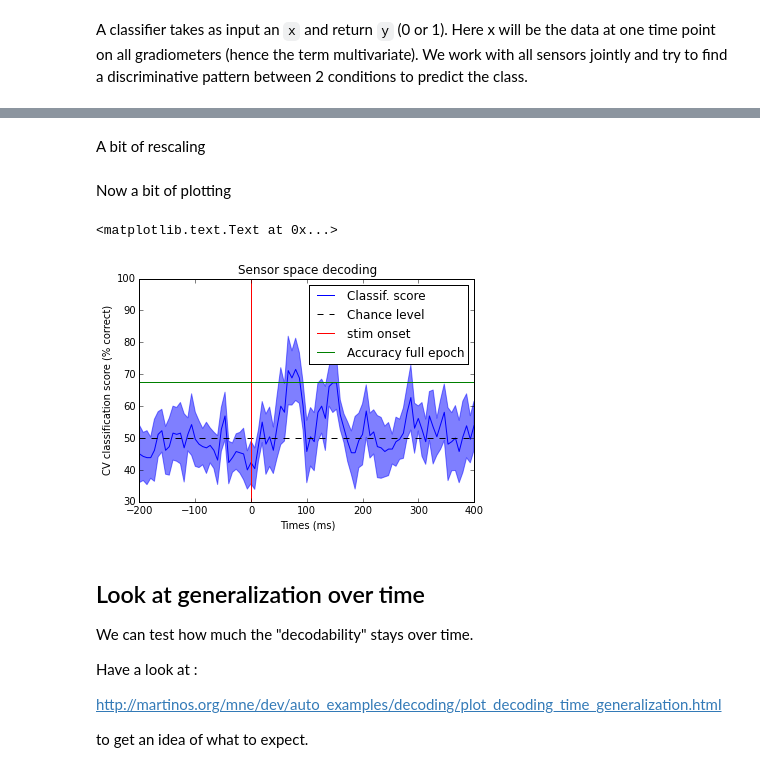
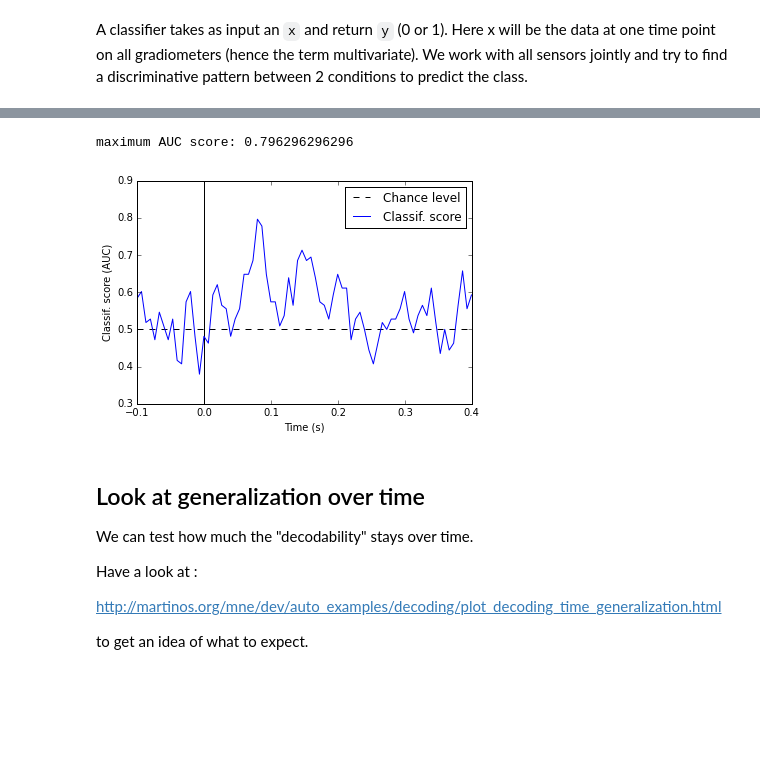
Before and after one commit to mne-tools/mne-python-notebooks, a Jupyter notebook: 5-MNE_decoding_multivariate_statistics.ipynb, the cells around one changed output, grey strips where cells are left out. Cells and saved outputs as stored; diff of their text form; code cells hidden in the pictures; blank space fills up the shorter version.

```diff
--- a/5-MNE_decoding_multivariate_statistics.ipynb
+++ b/5-MNE_decoding_multivariate_statistics.ipynb
@@ -201,2 +140,0 @@ for t, Xt in enumerate(X.T):  # Run cross-validation
-# %% [markdown]
-A bit of rescaling
@@ -207,17 +140,0 @@ std_scores *= 100
-# %% [markdown]
-Now a bit of plotting
-# %%
-plt.plot(times, scores, label="Classif. score")
-plt.axhline(50, color='k', linestyle='--', label="Chance level")
-plt.axvline(0, color='r', label='stim onset')
-plt.axhline(100 * np.mean(scores_full), color='g', label='Accuracy full epoch')
-plt.legend()
-hyp_limits = (scores - std_scores, scores + std_scores)
-plt.fill_between(times, hyp_limits[0], y2=hyp_limits[1], color='b', alpha=0.5)
-plt.xlabel('Times (ms)')
-plt.ylabel('CV classification score (% correct)')
-plt.ylim([30, 100])
-plt.title('Sensor space decoding')
-# %% [output]
-<matplotlib.text.Text at 0x...>
-[figure, removed]
@@ -224,3 +152,13 @@ plt.title('Sensor space decoding')
+# %%
+# Fit, score, and plot
+
+td.fit(epochs, y=y)
+scores = td.score(epochs)
+print 'maximum AUC score:', max(scores)
+td.plot(ymin=0.3, ymax=0.9);
+# %% [output]
+maximum AUC score: 0.796296296296
+[figure, added]
 # %% [markdown]
 ## Look at generalization over time
 
```
Also changed, not shown: parts of 25 cells of this notebook.
